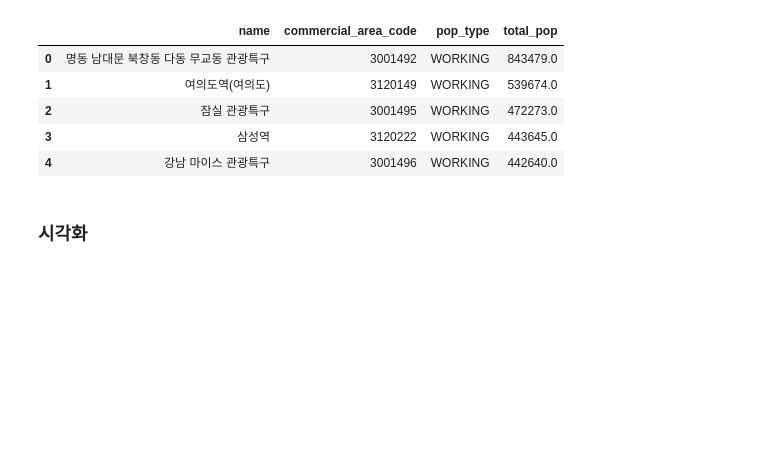
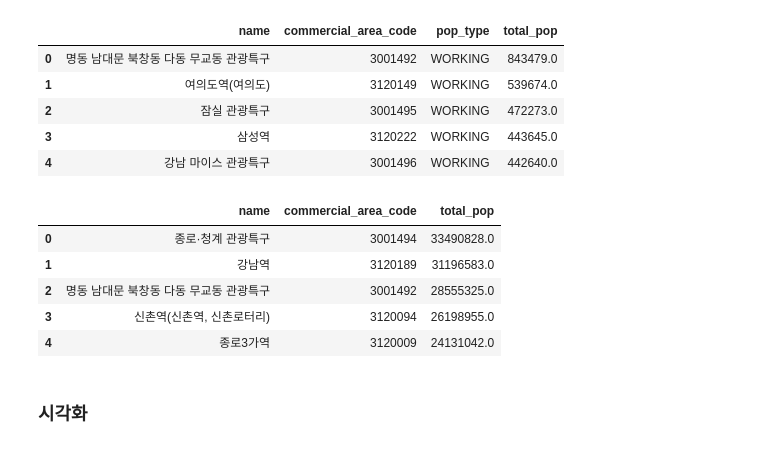
Before and after one commit to hyoinYang/eda-repo-4, a Jupyter notebook: src/eda/local_population_and_commercial_area_.ipynb, the cells around one changed output. Drawn from its saved outputs; the diff is of its cells as text; code cells hidden in the pictures; blank space fills up the shorter version.

Commit message:
refactor: change query

```diff
--- a/src/eda/local_population_and_commercial_area_.ipynb
+++ b/src/eda/local_population_and_commercial_area_.ipynb
@@ -148,6 +148,50 @@ df.head()
 | 2 | 잠실 관광특구 | 3001495 | WORKING | 472273.0 |
 | 3 | 삼성역 | 3120222 | WORKING | 443645.0 |
 | 4 | 강남 마이스 관광특구 | 3001496 | WORKING | 442640.0 |
+# %%
+import mysql.connector
+import pandas as pd
+import numpy as np
+from dotenv import load_dotenv
+import os
+
+load_dotenv()
+
+remote = mysql.connector.connect(
+    host = os.getenv("DB_HOST"),
+    user = os.getenv("DB_USER"),
+    password = os.getenv("DB_PASSWORD"),
+    database = "triodb"
+)
+
+query = """
+SELECT
+    c.name,
+    fp.commercial_area_code,
+    SUM(fp.total_pop) AS total_pop
+FROM
+    Floating_Population as fp,
+    Commercial_Area as c
+WHERE
+    c.code = fp.commercial_area_code
+GROUP BY
+    fp.commercial_area_code
+ORDER BY
+    total_pop desc;
+"""
+
+df_float_pop = pd.read_sql(query, remote)
+
+remote.close()
+
+df_float_pop.head()
+# %% [output]
+|  | name | commercial_area_code | total_pop |
+| 0 | 종로·청계 관광특구 | 3001494 | 33490828.0 |
+| 1 | 강남역 | 3120189 | 31196583.0 |
+| 2 | 명동 남대문 북창동 다동 무교동 관광특구 | 3001492 | 28555325.0 |
+| 3 | 신촌역(신촌역, 신촌로터리) | 3120094 | 26198955.0 |
+| 4 | 종로3가역 | 3120009 | 24131042.0 |
 # %% [markdown]
 ### 시각화
 # %%
```
Also changed, not shown: parts of 6 cells of this notebook.
